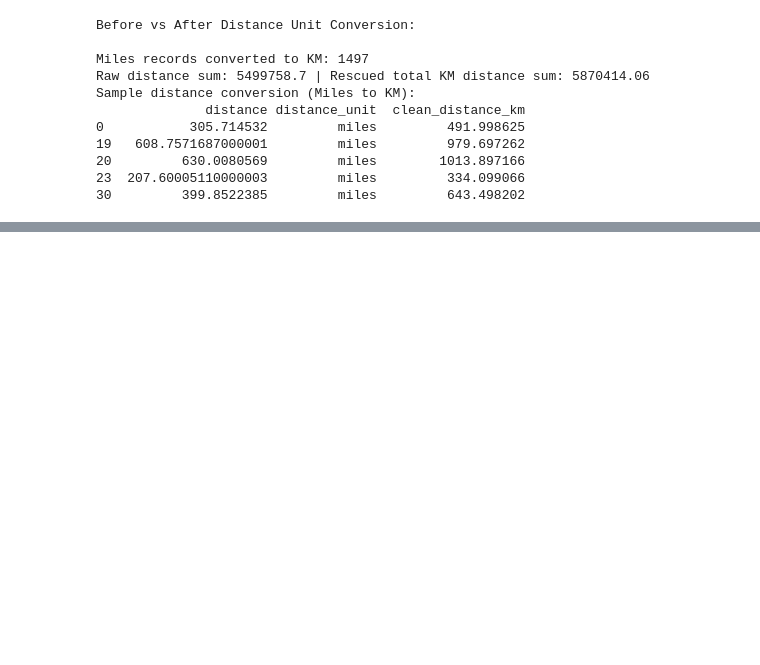
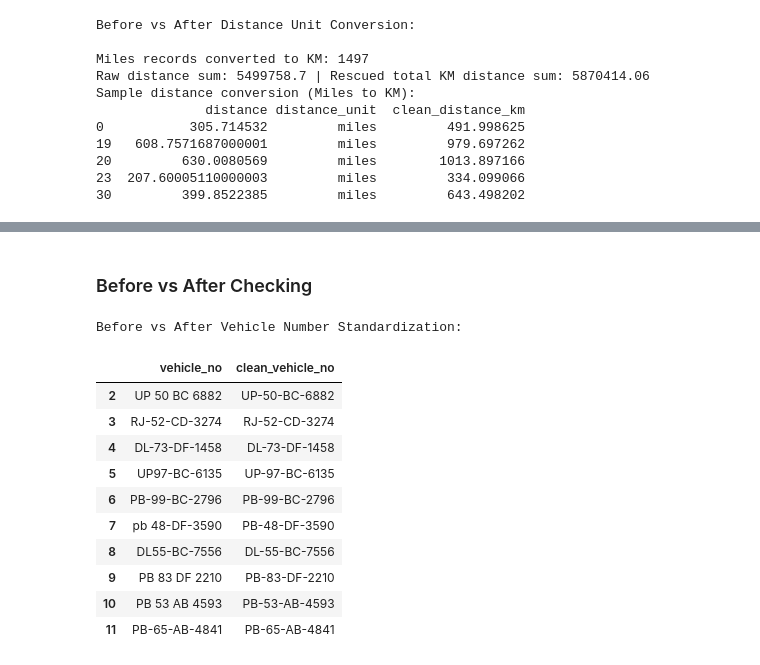
Before and after one commit to mdzakizafar/AgroBuddy, a Jupyter notebook: notebooks/04_Transport_Logistics_Data_Rescue.ipynb, the cells around one changed output, grey strips where cells are left out. Saved outputs shown, nothing was run; the diff lists cells and outputs as text; code cells hidden in the pictures; blank space fills up the shorter version.

Commit message:
Added code for the Step 3: Vehicle Number Standardization, Mandi ID Normalization, and Timestamp P

```diff
--- a/notebooks/04_Transport_Logistics_Data_Rescue.ipynb
+++ b/notebooks/04_Transport_Logistics_Data_Rescue.ipynb
@@ -223,0 +264,43 @@ Sample distance conversion (Miles to KM):
+# %%
+# Mandi ID Normalization
+def standardize_mandi_id(val):
+    if pd.isna(val) or val is None or str(val).strip() == '':
+        return np.nan
+    s = str(val).strip().upper()
+    digits = ''.join(c for c in s if c.isdigit())
+    return f"MANDI{int(digits):03d}" if digits else s
+# %%
+df['clean_mandi_id'] = df['mandi_id'].apply(standardize_mandi_id)
+# %%
+# Timestamp Parsing
+def parse_timestamp(val):
+    if pd.isna(val) or str(val).strip() == '':
+        return np.nan
+    try:
+        dt = pd.to_datetime(str(val).strip().replace('.', '-'), format='mixed', errors='coerce')
+        if pd.notnull(dt):
+            return dt.strftime('%Y-%m-%d %H:%M:%S')
+    except:
+        pass
+    return np.nan
+# %%
+df['clean_departure_time'] = df['departure_time'].apply(parse_timestamp)
+df['clean_arrival_time'] = df['arrival_time'].apply(parse_timestamp)
+# %% [markdown]
+### Before vs After Checking
+# %%
+print("Before vs After Vehicle Number Standardization:")
+df[df['vehicle_no'].notnull()][['vehicle_no', 'clean_vehicle_no']].head(10)
+# %% [output]
+Before vs After Vehicle Number Standardization:
+|  | vehicle_no | clean_vehicle_no |
+| 2 | UP 50 BC 6882 | UP-50-BC-6882 |
+| 3 | RJ-52-CD-3274 | RJ-52-CD-3274 |
+| 4 | DL-73-DF-1458 | DL-73-DF-1458 |
+| 5 | UP97-BC-6135 | UP-97-BC-6135 |
+| 6 | PB-99-BC-2796 | PB-99-BC-2796 |
+| 7 | pb 48-DF-3590 | PB-48-DF-3590 |
+| 8 | DL55-BC-7556 | DL-55-BC-7556 |
+| 9 | PB 83 DF 2210 | PB-83-DF-2210 |
+| 10 | PB 53 AB 4593 | PB-53-AB-4593 |
+| 11 | PB-65-AB-4841 | PB-65-AB-4841 |
```
Also changed, not shown: parts of 8 cells of this notebook.
